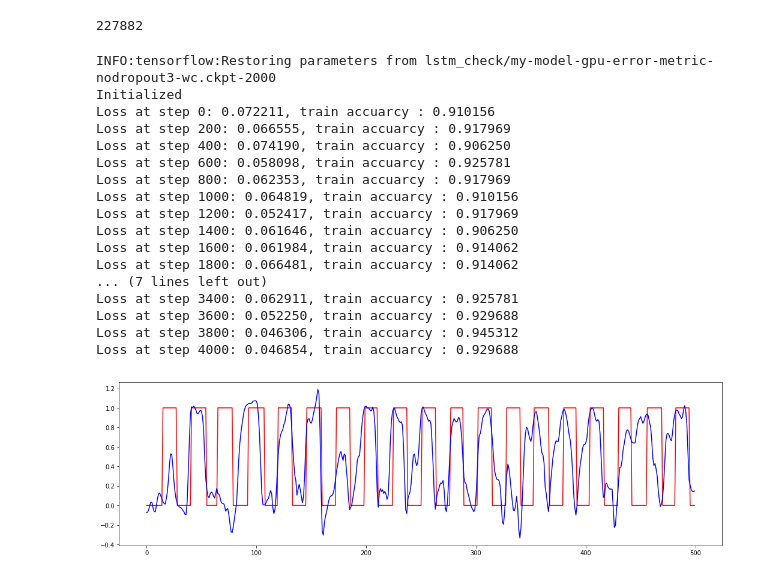
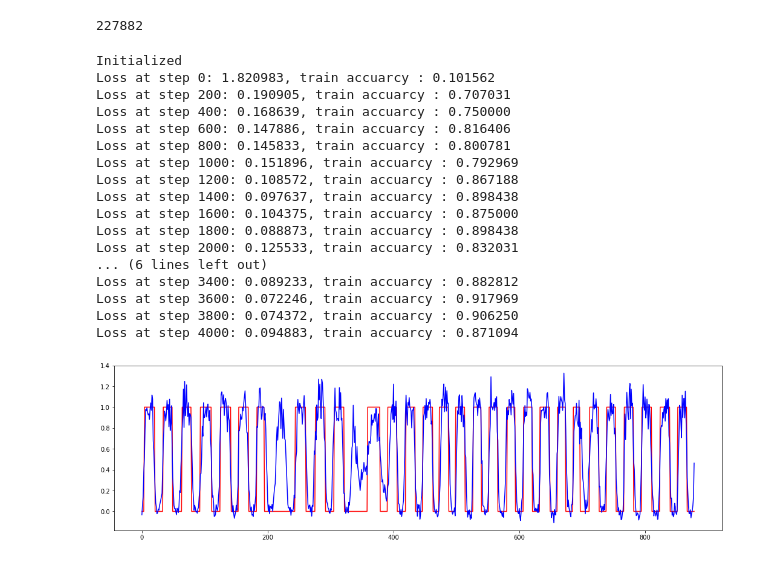
Before and after one commit to czyi/StepCounting, a Jupyter notebook: lstm_wc.ipynb, the cells around one changed output. Drawn from its saved outputs; the diff is of its cells as text; code cells hidden in the pictures.

```diff
--- a/lstm_wc.ipynb
+++ b/lstm_wc.ipynb
@@ -290,9 +290,9 @@ config = tf.ConfigProto(allow_soft_placement=True)
 # config.gpu_options.allocator_type = 'BFC'
 # config.gpu_options.per_process_gpu_memory_fraction = 0.40
 with tf.Session(graph=graph, config=config) as session:
-    saver.restore(session, tf.train.latest_checkpoint('lstm_check'))
+#     saver.restore(session, tf.train.latest_checkpoint('lstm_check'))
 #     saver.restore(session, "lstm_check/my-model-gpu-error-metric-dropout2.ckpt-6000")
-#     tf.global_variables_initializer().run()
+    tf.global_variables_initializer().run()
     print('Initialized')
     for step in range(training_steps):
         feed_dict = {X: train_x[batch_start:batch_start+batch_size], Y: train_y[batch_start:batch_start+batch_size]}
@@ -302,7 +302,7 @@ with tf.Session(graph=graph, config=config) as session:
             print('Loss at step %d: %f, train accuarcy : %f' % (step, l, train_accuarcy))
             #train accuarcy
         if (step % 1000 == 0):
-            saver.save(session, 'lstm_check/my-model-gpu-error-metric-nodropout3-wc.ckpt', global_step=step+2000)
+            saver.save(session, 'lstm_check/my-model-gpu-error-metric-dropout2-wc.ckpt', global_step=step)
         batch_start += batch_size
         if(batch_start>=train_length):
             batch_start -=train_length
@@ -315,29 +315,29 @@ with tf.Session(graph=graph, config=config) as session:
         test_loss.append(test_loss_part)
         test_logits.append(test_logits_part)
 # %% [output]
-INFO:tensorflow:Restoring parameters from lstm_check/my-model-gpu-error-metric-nodropout3-wc.ckpt-2000
 Initialized
-Loss at step 0: 0.072211, train accuarcy : 0.910156
-Loss at step 200: 0.066555, train accuarcy : 0.917969
-Loss at step 400: 0.074190, train accuarcy : 0.906250
-Loss at step 600: 0.058098, train accuarcy : 0.925781
-Loss at step 800: 0.062353, train accuarcy : 0.917969
-Loss at step 1000: 0.064819, train accuarcy : 0.910156
-Loss at step 1200: 0.052417, train accuarcy : 0.917969
-Loss at step 1400: 0.061646, train accuarcy : 0.906250
-Loss at step 1600: 0.061984, train accuarcy : 0.914062
-Loss at step 1800: 0.066481, train accuarcy : 0.914062
-... (7 lines left out)
-Loss at step 3400: 0.062911, train accuarcy : 0.925781
-Loss at step 3600: 0.052250, train accuarcy : 0.929688
-Loss at step 3800: 0.046306, train accuarcy : 0.945312
-Loss at step 4000: 0.046854, train accuarcy : 0.929688
+Loss at step 0: 1.820983, train accuarcy : 0.101562
+Loss at step 200: 0.190905, train accuarcy : 0.707031
+Loss at step 400: 0.168639, train accuarcy : 0.750000
+Loss at step 600: 0.147886, train accuarcy : 0.816406
+Loss at step 800: 0.145833, train accuarcy : 0.800781
+Loss at step 1000: 0.151896, train accuarcy : 0.792969
+Loss at step 1200: 0.108572, train accuarcy : 0.867188
+Loss at step 1400: 0.097637, train accuarcy : 0.898438
+Loss at step 1600: 0.104375, train accuarcy : 0.875000
+Loss at step 1800: 0.088873, train accuarcy : 0.898438
+Loss at step 2000: 0.125533, train accuarcy : 0.832031
+... (6 lines left out)
+Loss at step 3400: 0.089233, train accuarcy : 0.882812
+Loss at step 3600: 0.072246, train accuarcy : 0.917969
+Loss at step 3800: 0.074372, train accuarcy : 0.906250
+Loss at step 4000: 0.094883, train accuarcy : 0.871094
 # %%
 plt.figure(figsize=(18, 5))
-start=0
-end=500
-plt.plot([i[0] for i in test_y[100][start:end]], 'r')
-plt.plot([i[0] for i in test_logits[100][start:end]], 'b')
+# start=0
+# end=500
+plt.plot([i[0] for i in test_y[1]], 'r')
+plt.plot([i[0] for i in test_logits[1]], 'b')
 plt.show()
 # %% [output]
-[figure, old version]
+[figure, new version]
```
Also changed, not shown: parts of 7 cells of this notebook, 19 other files.
